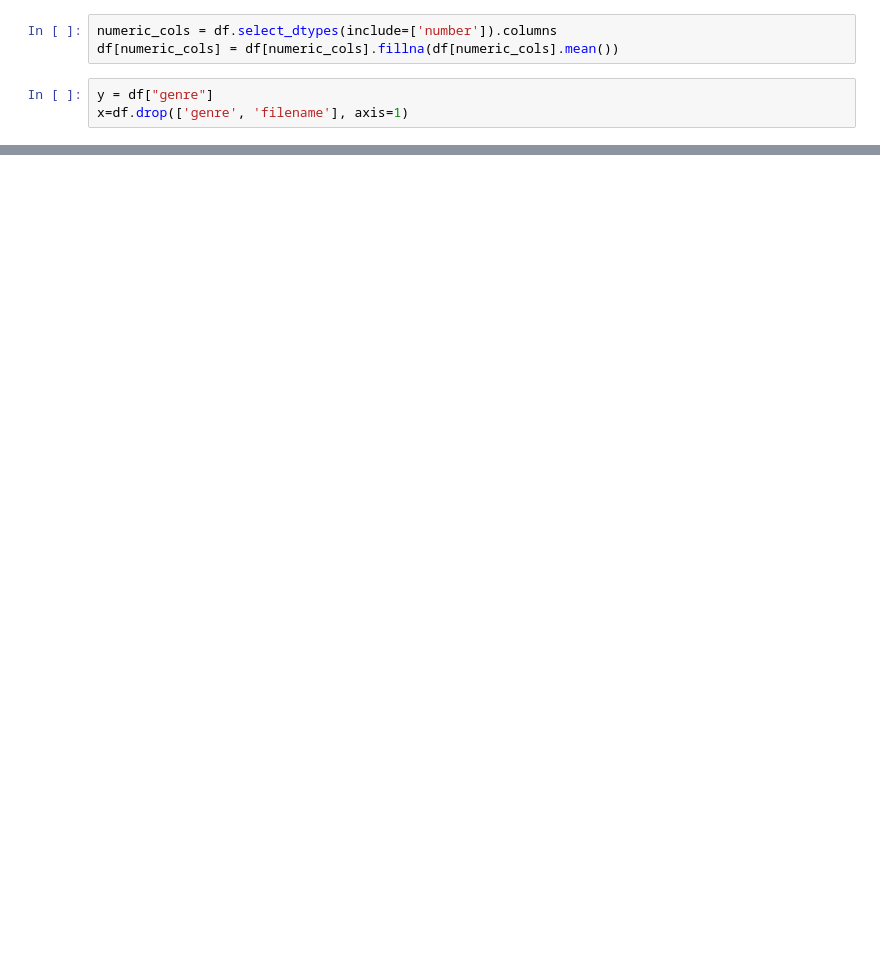
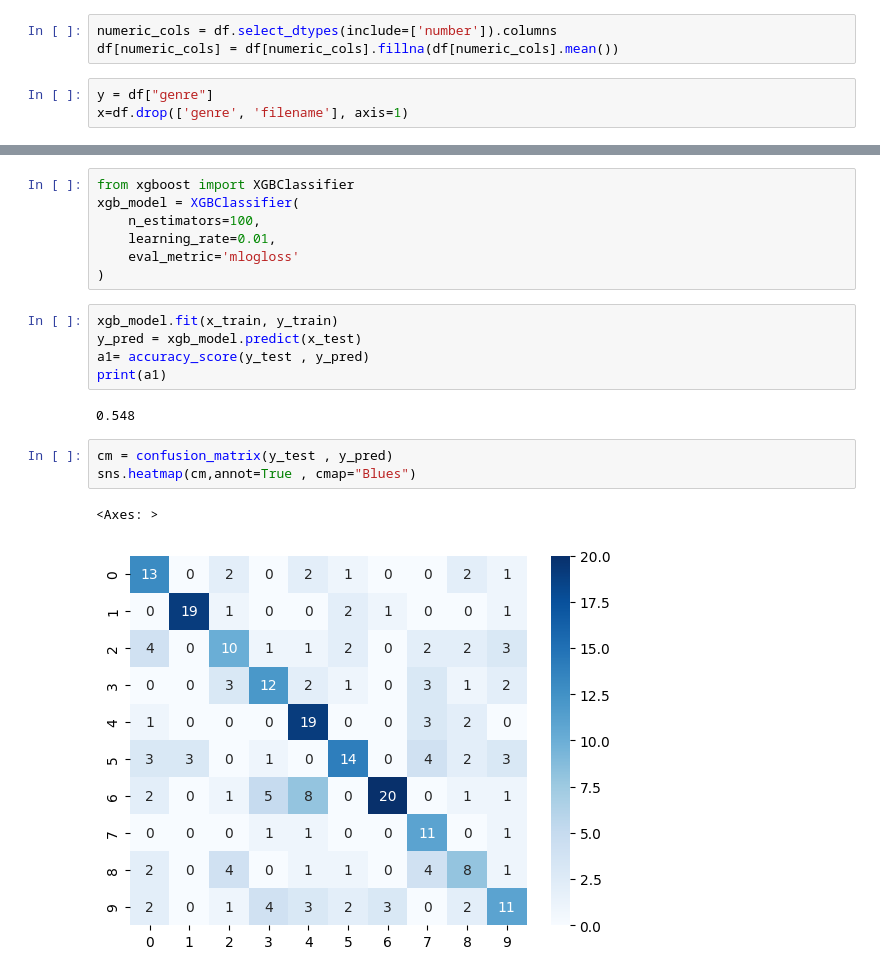
Before and after one commit to plan28-06/Music_Genre_Classification, a Jupyter notebook: notebooks/data_exploration.ipynb, the cells around one changed output, grey strips where cells are left out. Cells and saved outputs as stored; diff of their text form; blank space fills up the shorter version.

```diff
--- a/notebooks/data_exploration.ipynb
+++ b/notebooks/data_exploration.ipynb
@@ -327,0 +251,20 @@ x_test = scaler.fit_transform(x_test)
+# %%
+from xgboost import XGBClassifier
+xgb_model = XGBClassifier(
+    n_estimators=100,
+    learning_rate=0.01,
+    eval_metric='mlogloss'
+)
+# %%
+xgb_model.fit(x_train, y_train)
+y_pred = xgb_model.predict(x_test)
+a1= accuracy_score(y_test , y_pred)
+print(a1)
+# %% [output]
+0.548
+# %%
+cm = confusion_matrix(y_test , y_pred)
+sns.heatmap(cm,annot=True , cmap="Blues")
+# %% [output]
+<Axes: >
+[figure, added]
```
Also changed, not shown: parts of 13 cells of this notebook, 1 other file.
